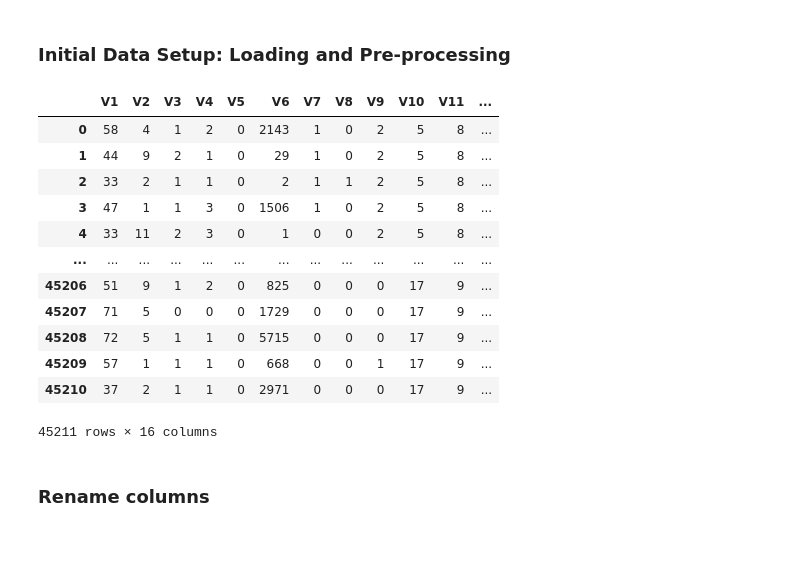
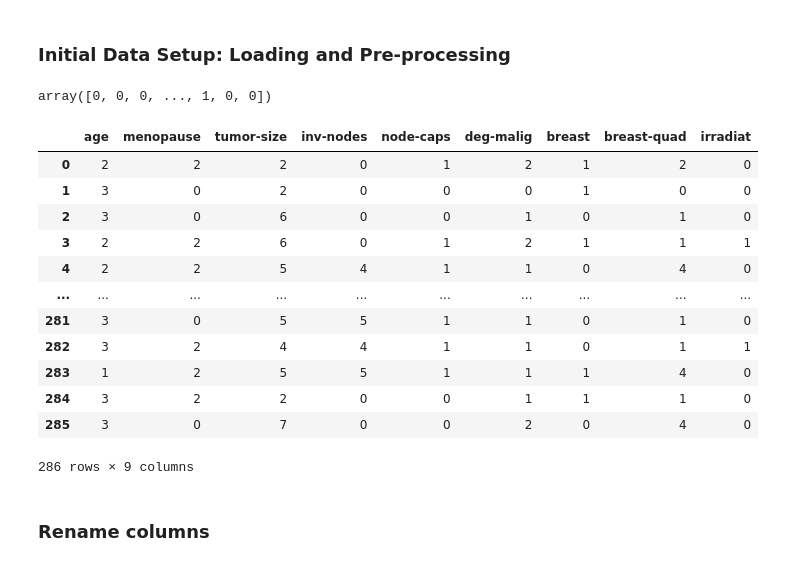
Before and after one commit to marisaazevedo/ML_AdaBoostRefined, a Jupyter notebook: Machine_Learning_1.ipynb, the cells around one changed output. Cells and saved outputs as stored; diff of their text form; code cells hidden in the pictures.

```diff
--- a/Machine_Learning_1.ipynb
+++ b/Machine_Learning_1.ipynb
@@ -22,21 +20,25 @@ datasets = []
 for id in datasets_id:
     datasets.append(load_dataset(id))
 # %%
-datasets[1][0]
+datasets[1][1]
 # %% [output]
-|  | V1 | V2 | V3 | V4 | V5 | V6 | V7 | V8 | V9 | V10 | V11 | ... |
-| 0 | 58 | 4 | 1 | 2 | 0 | 2143 | 1 | 0 | 2 | 5 | 8 | ... |
-| 1 | 44 | 9 | 2 | 1 | 0 | 29 | 1 | 0 | 2 | 5 | 8 | ... |
-| 2 | 33 | 2 | 1 | 1 | 0 | 2 | 1 | 1 | 2 | 5 | 8 | ... |
-| 3 | 47 | 1 | 1 | 3 | 0 | 1506 | 1 | 0 | 2 | 5 | 8 | ... |
-| 4 | 33 | 11 | 2 | 3 | 0 | 1 | 0 | 0 | 2 | 5 | 8 | ... |
-| ... | ... | ... | ... | ... | ... | ... | ... | ... | ... | ... | ... | ... |
-| 45206 | 51 | 9 | 1 | 2 | 0 | 825 | 0 | 0 | 0 | 17 | 9 | ... |
-| 45207 | 71 | 5 | 0 | 0 | 0 | 1729 | 0 | 0 | 0 | 17 | 9 | ... |
-| 45208 | 72 | 5 | 1 | 1 | 0 | 5715 | 0 | 0 | 0 | 17 | 9 | ... |
-| 45209 | 57 | 1 | 1 | 1 | 0 | 668 | 0 | 0 | 1 | 17 | 9 | ... |
-| 45210 | 37 | 2 | 1 | 1 | 0 | 2971 | 0 | 0 | 0 | 17 | 9 | ... |
-45211 rows × 16 columns
+array([0, 0, 0, ..., 1, 0, 0])
+# %%
+datasets[3][0]
+# %% [output]
+|  | age | menopause | tumor-size | inv-nodes | node-caps | deg-malig | breast | breast-quad | irradiat |
+| 0 | 2 | 2 | 2 | 0 | 1 | 2 | 1 | 2 | 0 |
+| 1 | 3 | 0 | 2 | 0 | 0 | 0 | 1 | 0 | 0 |
+| 2 | 3 | 0 | 6 | 0 | 0 | 1 | 0 | 1 | 0 |
+| 3 | 2 | 2 | 6 | 0 | 1 | 2 | 1 | 1 | 1 |
+| 4 | 2 | 2 | 5 | 4 | 1 | 1 | 0 | 4 | 0 |
+| ... | ... | ... | ... | ... | ... | ... | ... | ... | ... |
+| 281 | 3 | 0 | 5 | 5 | 1 | 1 | 0 | 1 | 0 |
+| 282 | 3 | 2 | 4 | 4 | 1 | 1 | 0 | 1 | 1 |
+| 283 | 1 | 2 | 5 | 5 | 1 | 1 | 1 | 4 | 0 |
+| 284 | 3 | 2 | 2 | 0 | 0 | 1 | 1 | 1 | 0 |
+| 285 | 3 | 0 | 7 | 0 | 0 | 2 | 0 | 4 | 0 |
+286 rows × 9 columns
 # %% [markdown]
 ### Rename columns
 # %% [markdown]
```
Also changed, not shown: parts of 33 cells of this notebook, 3 other files.
